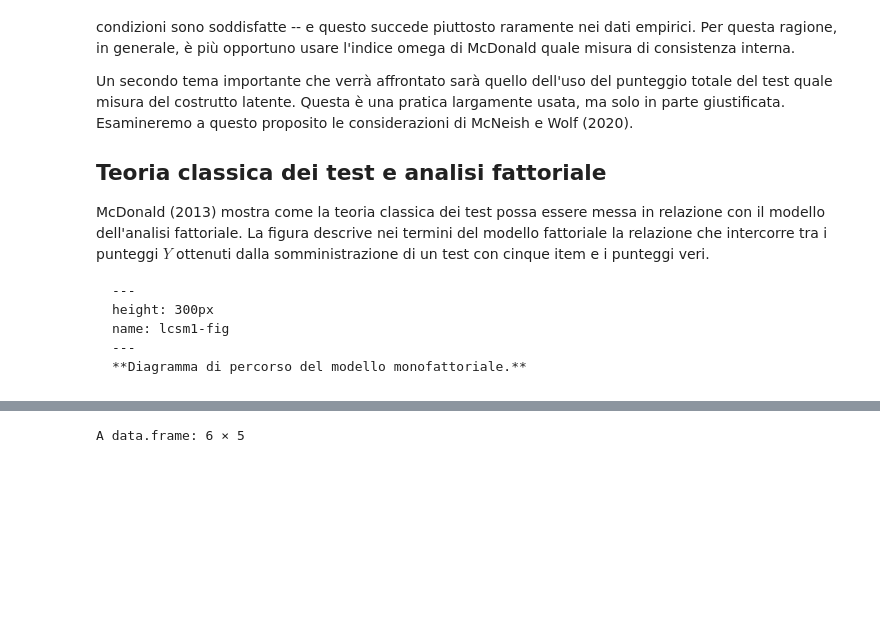
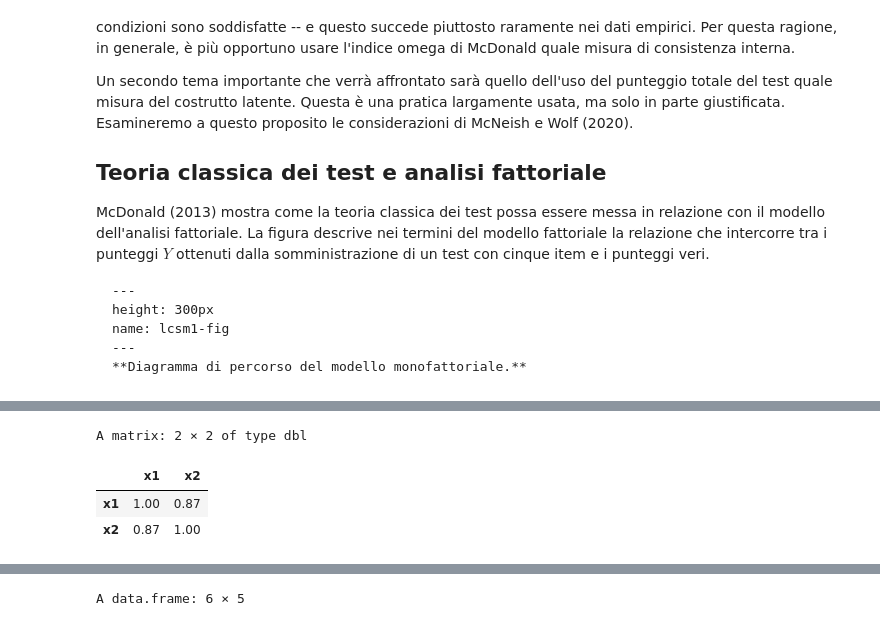
Before and after one commit to ccaudek/psy_test, a Jupyter notebook: 062_constraints_on_parms.ipynb, the cells around one changed output, grey strips where cells are left out. Drawn from its saved outputs; the diff is of its cells as text; code cells hidden in the pictures; blank space fills up the shorter version.

```diff
--- a/062_constraints_on_parms.ipynb
+++ b/062_constraints_on_parms.ipynb
@@ -29,0 +282,9 @@ name: lcsm1-fig
+# %%
+# Correlation
+cor(test_df) |>
+    round(2)
+# %% [output]
+A matrix: 2 × 2 of type dbl
+|  | x1 | x2 |
+| x1 | 1.00 | 0.87 |
+| x2 | 0.87 | 1.00 |
```
Also changed, not shown: parts of 18 cells of this notebook, 5 other files.
